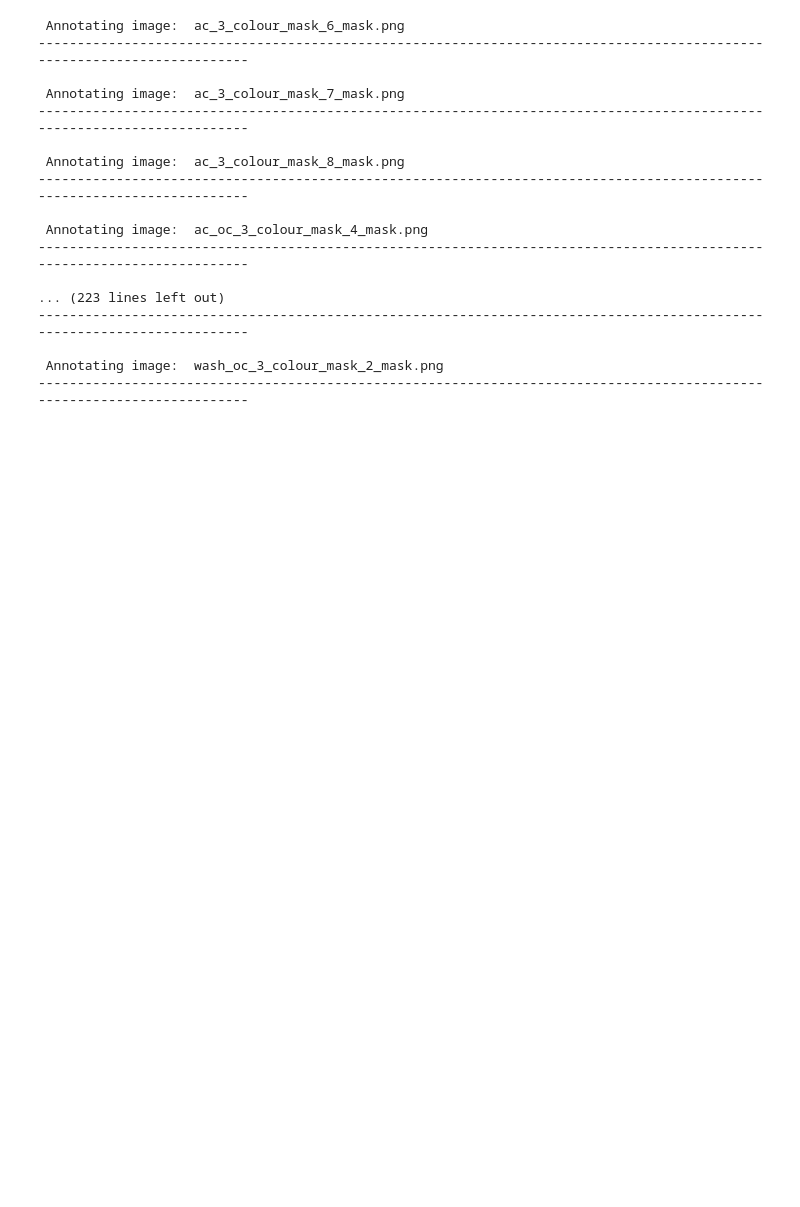
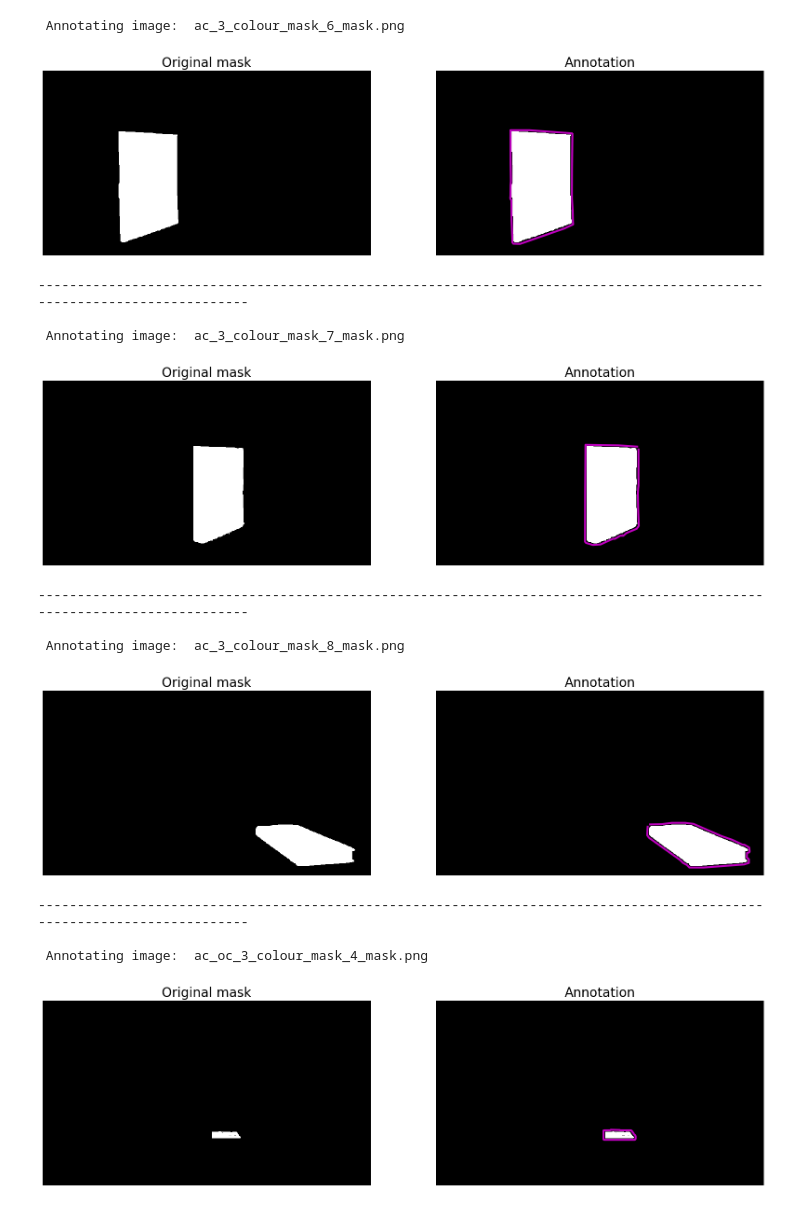
Before and after one commit to matthewkenely/mask-to-annotation, a Jupyter notebook: Demo - COTS Dataset.ipynb, the cells around one changed output. Drawn from its saved outputs; the diff is of its cells as text; code cells hidden in the pictures; blank space fills up the shorter version.

```diff
--- a/Demo - COTS Dataset.ipynb
+++ b/Demo - COTS Dataset.ipynb
@@ -52,0 +52,15 @@ part3_complex_background = os.path.join(repo_dir, "Part 3 - Complex Background")
+# %%
+do_display = True
+do_save = True
+
+# COCO
+coco_output_dir = "COCO_annotations"
+coco_color = 'm'
+
+# YOLO
+yolo_output_dir = "YOLO_annotations"
+yolo_color = (0, 255, 0)
+
+# VGG
+vgg_output_dir = "VGG_annotations"
+vgg_color = 'r'
@@ -53,30 +69,26 @@ part3_complex_background = os.path.join(repo_dir, "Part 3 - Complex Background")
 # %%
-coco_output_dir="COCO_annotations"
-coco_color='m'
+image_id = 0
 
-image_id=0
 for image_paths in os.listdir(part2_multiple_objects):
-    mask_paths = os.path.join(part2_multiple_objects,image_paths, "masks")
-    category=image_paths
+    mask_paths = os.path.join(part2_multiple_objects, image_paths, "masks")
+    category = image_paths
     for mask_name in os.listdir(mask_paths):
-        image = cv2.imread(os.path.join(mask_paths,mask_name))
-        coco.annotate((image_id,mask_name,image,project_name,category,coco_output_dir), do_display=False, do_save=False, annotation_color=coco_color)
-        image_id+=1
+        image = cv2.imread(os.path.join(mask_paths, mask_name))
+        coco.annotate((image_id, mask_name, image, project_name, category, coco_output_dir),
+                      do_display, do_save, annotation_color=coco_color)
+        image_id += 1
 # %% [output]
  Annotating image:  ac_3_colour_mask_6_mask.png
-------------------------------------------------------------------------------------------------------------------------
-
- Annotating image:  ac_3_colour_mask_7_mask.png
-------------------------------------------------------------------------------------------------------------------------
-
- Annotating image:  ac_3_colour_mask_8_mask.png
-------------------------------------------------------------------------------------------------------------------------
-
- Annotating image:  ac_oc_3_colour_mask_4_mask.png
-------------------------------------------------------------------------------------------------------------------------
-
-... (223 lines left out)
-------------------------------------------------------------------------------------------------------------------------
-
- Annotating image:  wash_oc_3_colour_mask_2_mask.png
-------------------------------------------------------------------------------------------------------------------------
+[figure, added]
+------------------------------------------------------------------------------------------------------------------------
+
+ Annotating image:  ac_3_colour_mask_7_mask.png
+[figure, added]
+------------------------------------------------------------------------------------------------------------------------
+
+ Annotating image:  ac_3_colour_mask_8_mask.png
+[figure, added]
+------------------------------------------------------------------------------------------------------------------------
+
+ Annotating image:  ac_oc_3_colour_mask_4_mask.png
+[figure, added]
```
Also changed, not shown: parts of 18 cells of this notebook, 5 other files.
